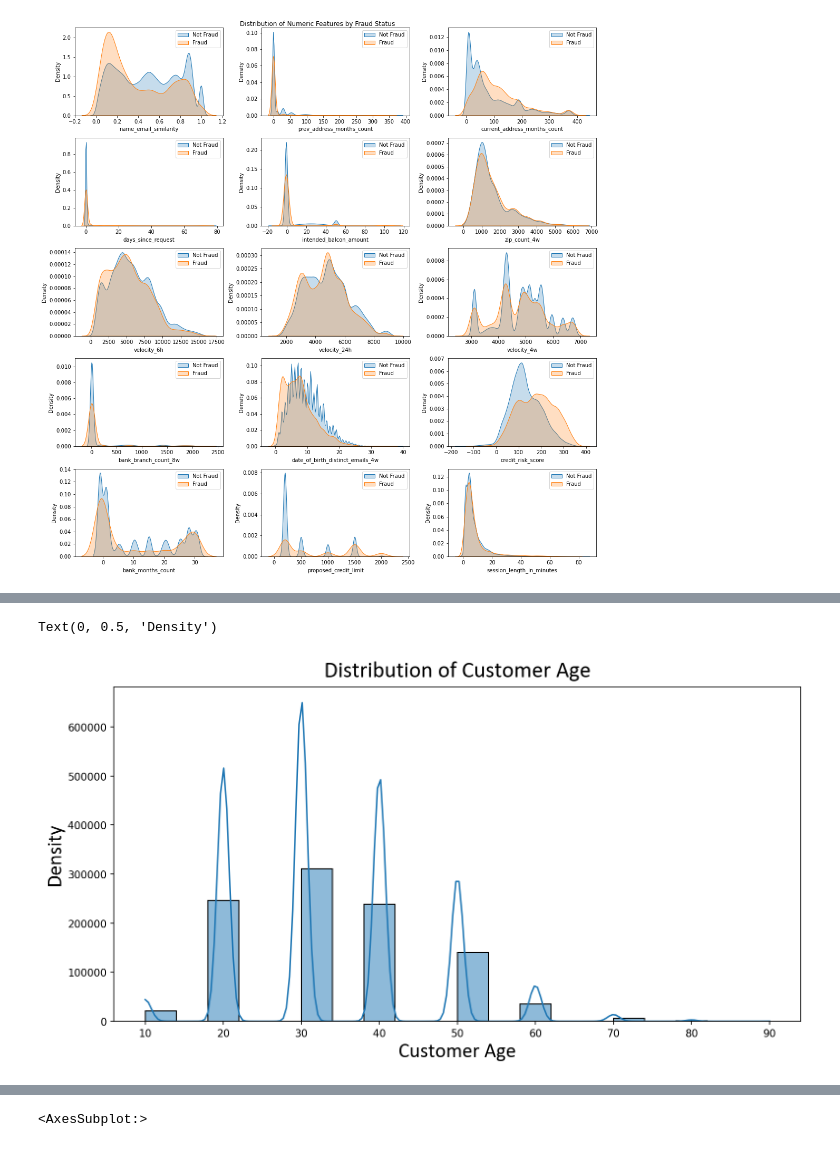
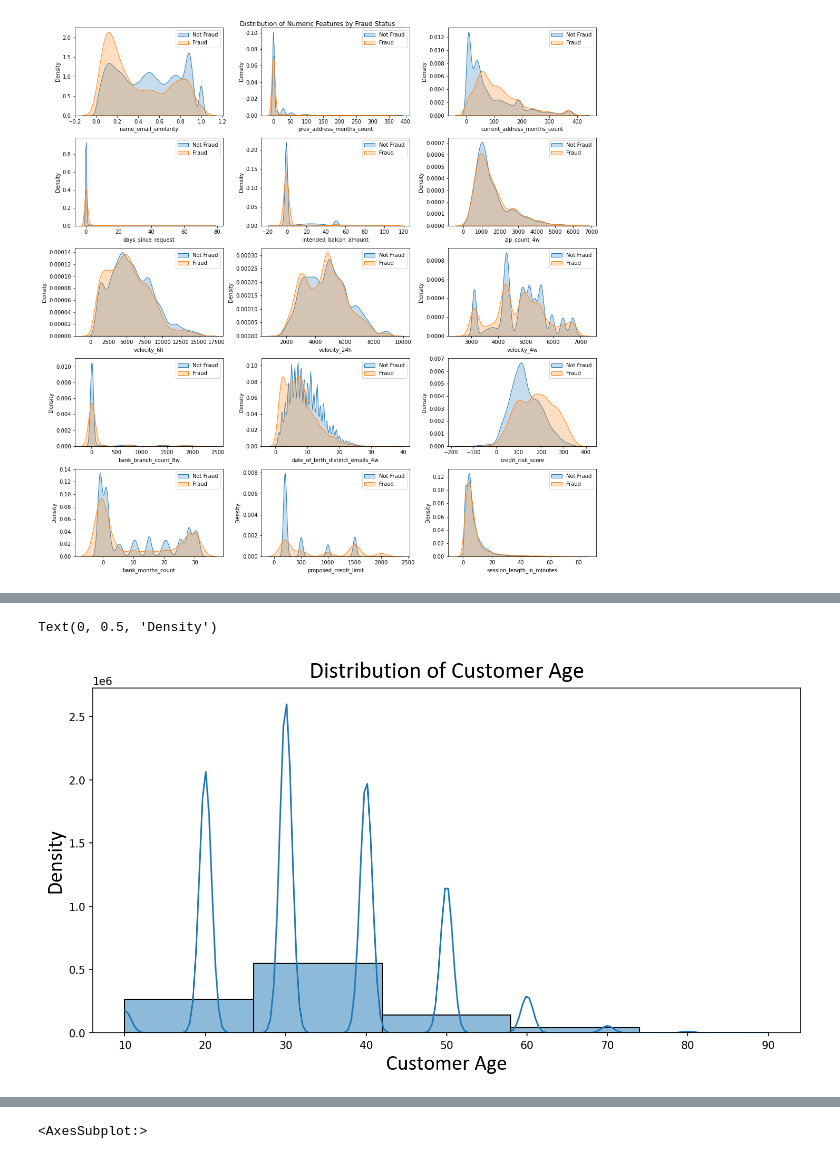
Before and after one commit to hacampbell1/capstoneproject, a Jupyter notebook: Bank Account Fraud Detection.ipynb, the cells around one changed output, grey strips where cells are left out. Saved outputs shown, nothing was run; the diff lists cells and outputs as text; code cells hidden in the pictures.

Commit message:
changing graphs

```diff
--- a/Bank Account Fraud Detection.ipynb
+++ b/Bank Account Fraud Detection.ipynb
@@ -122,13 +119,17 @@ Text(0, 0.5, 'Density')
 # %%
+
+title_font = {'fontname':'Calibri', 'size':'22', 'color':'black', 'weight':'normal',
+              'verticalalignment':'bottom'}
+label_font = {'fontname':'Calibri', 'size':'20', 'weight':'normal'}
 fig, ax = plt.subplots(figsize = (12, 6), dpi = 150)
 
-sns.histplot(baf_base['customer_age'], bins = 20, kde = True, ax = ax)
+sns.histplot(baf_base['customer_age'], bins = 5, kde = True, ax = ax)
 ax.set_title('Distribution of Customer Age', title_font)
 ax.set_xlabel('Customer Age', label_font)
 ax.set_ylabel('Density', label_font)
 # %% [output]
 Text(0, 0.5, 'Density')
-[figure, old version]
+[figure, new version]
 # %%
 # Session Length in Minutes
 fig, ax = plt.subplots(figsize = (12, 6), dpi = 150)
```
Also changed, not shown: parts of 3 cells of this notebook.
